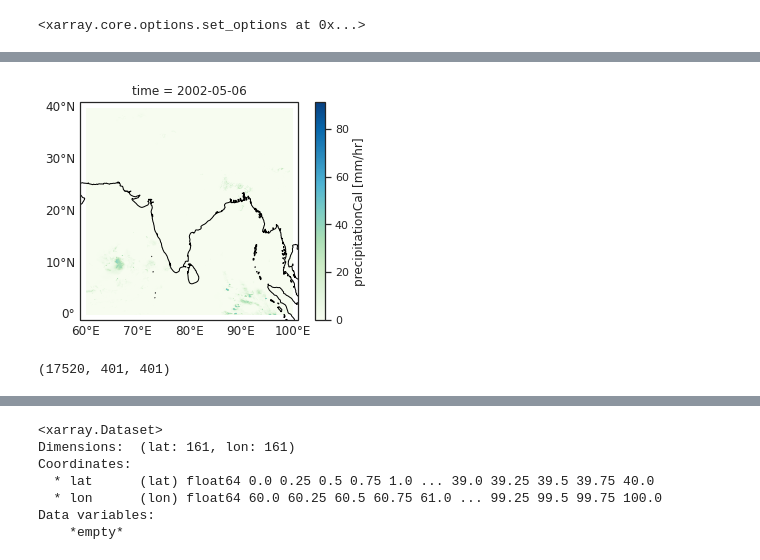
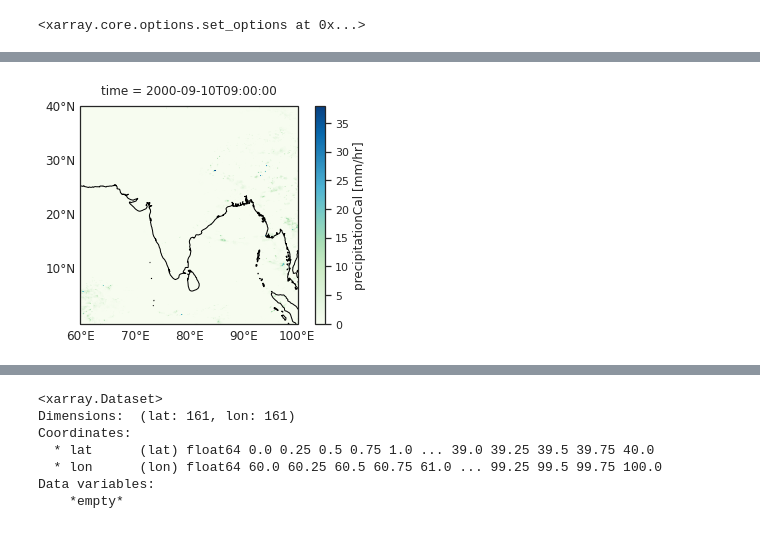
Before and after one commit to adisen99/msc_project, a Jupyter notebook: test.ipynb, the cells around one changed output, grey strips where cells are left out. Cells and saved outputs as stored; diff of their text form; code cells hidden in the pictures.

```diff
--- a/test.ipynb
+++ b/test.ipynb
@@ -25,4 +28,4 @@ xr.set_options(cmap_divergent='RdBu_r', cmap_sequential='GnBu')
 # %% [output]
 <xarray.core.options.set_options at 0x...>
 # %%
-ds1 = xr.open_dataset('./data/GPM_data/gpm_2002.nc', chunks={'time': 500})
+gpm = xr.open_dataset('./data/GPM_data/gpm_2000.nc', chunks={'time': 2000})
@@ -128,18 +136,17 @@ Wed Oct 27 14:12:53 2021: cdo mergetime gpm_2002_01.nc4 gpm_2002_02.nc4 gpm_2002
 CDO :
 Climate Data Operators version 1.9.10 (https://mpimet.mpg.de/cdo)
+# %%
+gpm = gpm.drop_dims('bnds')
+gpm = gpm.transpose('time', 'lat', 'lon')
 # %%
 ax = plt.axes(projection=ccrs.PlateCarree())
-ax.set_extent([59, 101, -1, 41], crs=ccrs.PlateCarree())
-ds1.precipitationCal.transpose('time', 'lat', 'lon').isel(time = 6000).plot(ax = ax)
+ax.set_extent([59.9, 100.1, -0.1, 40.1], crs=ccrs.PlateCarree())
+gpm.precipitationCal.sel(time = "2000-09-10 09:00:00").plot(ax = ax)
 ax.coastlines()
 gridliner = ax.gridlines(crs=ccrs.PlateCarree(), draw_labels=True, linewidth=2, color='gray', alpha=0.1, linestyle='--')
 gridliner.top_labels = False
 gridliner.right_labels = False
 gridliner.ylines = False  # you need False
 gridliner.xlines = False  # you need False
 # %% [output]
-[figure, old version]
+[figure, new version]
-# %%
-ds1.precipitationCal.shape
-# %% [output]
-(17520, 401, 401)
```
Also changed, not shown: parts of 21 cells of this notebook, 3 other files.
